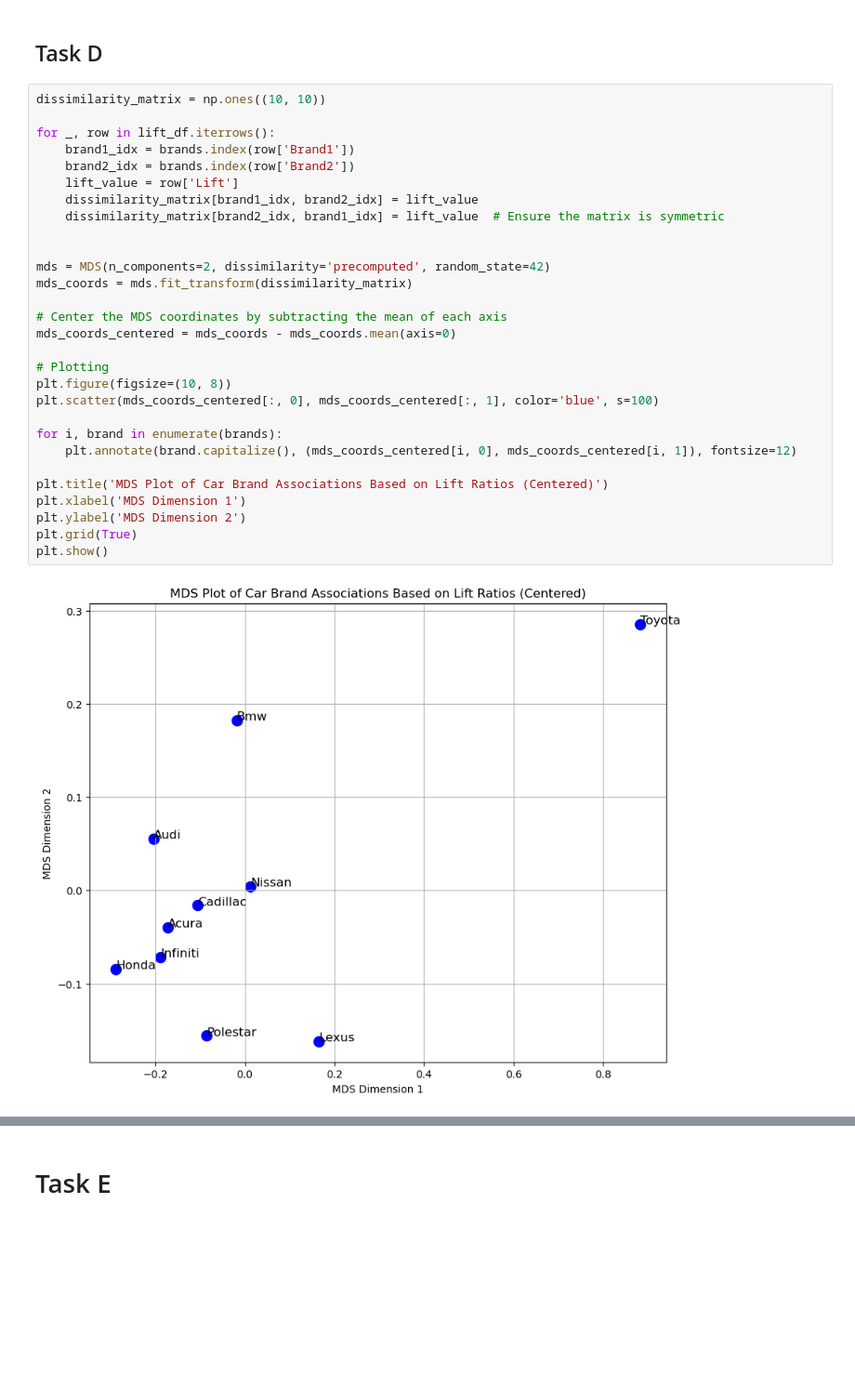
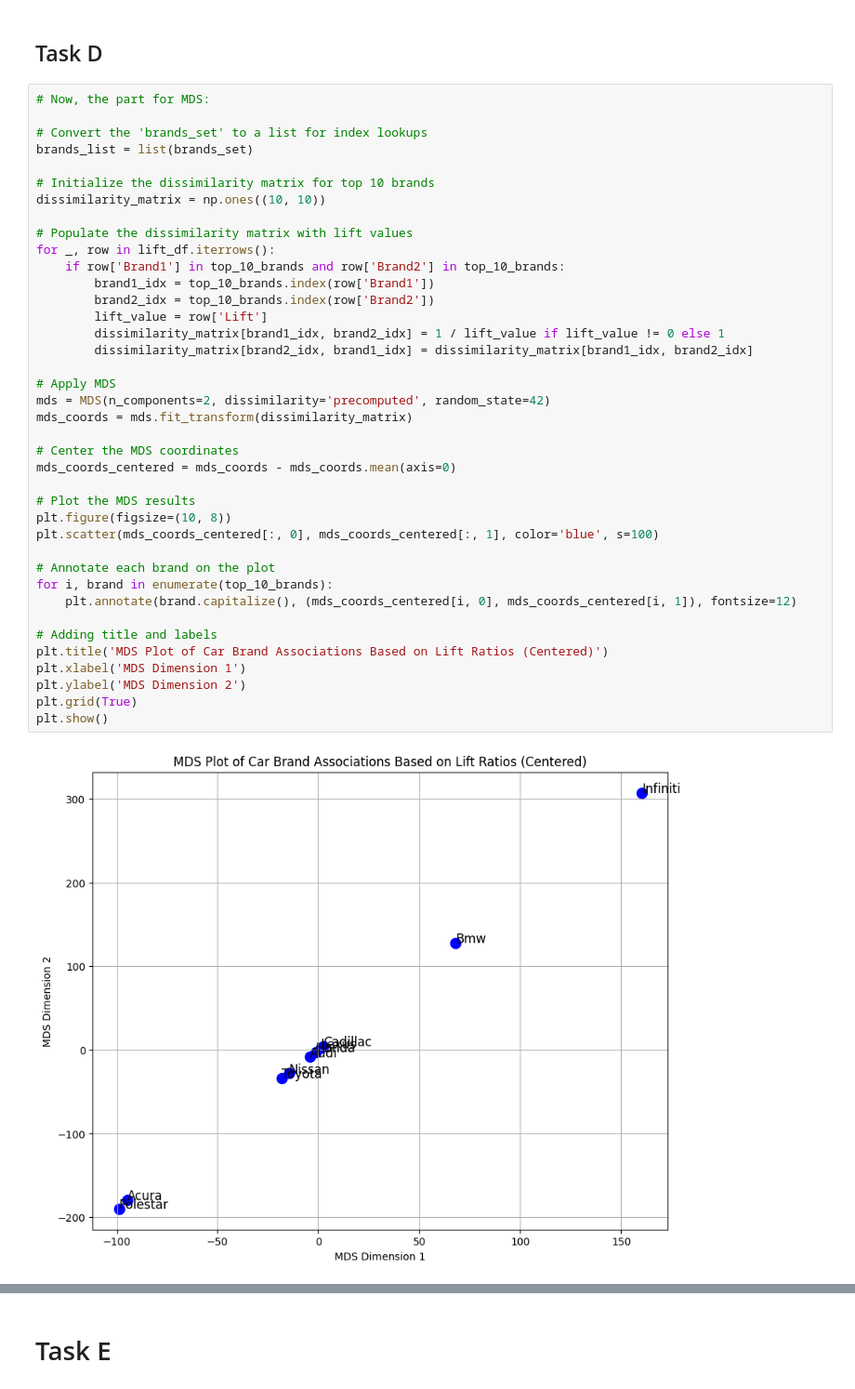
Before and after one commit to jncurrea/Edmunds_Scraper, a Jupyter notebook: HadleyEditsonGA1.ipynb, the cells around one changed output, grey strips where cells are left out. Shown at 93% size. Cells and saved outputs as stored; diff of their text form; blank space fills up the shorter version.

```diff
--- a/HadleyEditsonGA1.ipynb
+++ b/HadleyEditsonGA1.ipynb
@@ -336,33 +408,43 @@ lift_df.to_csv('brand_lift_ratios.csv', index=False)
 # %% [markdown]
 ## Task D
 # %%
+# Now, the part for MDS:
+
+# Convert the 'brands_set' to a list for index lookups
+brands_list = list(brands_set)
+
+# Initialize the dissimilarity matrix for top 10 brands
 dissimilarity_matrix = np.ones((10, 10))
 
+# Populate the dissimilarity matrix with lift values
 for _, row in lift_df.iterrows():
-    brand1_idx = brands.index(row['Brand1'])
-    brand2_idx = brands.index(row['Brand2'])
-    lift_value = row['Lift']
-    dissimilarity_matrix[brand1_idx, brand2_idx] = lift_value
-    dissimilarity_matrix[brand2_idx, brand1_idx] = lift_value  # Ensure the matrix is symmetric
+    if row['Brand1'] in top_10_brands and row['Brand2'] in top_10_brands:
+        brand1_idx = top_10_brands.index(row['Brand1'])
+        brand2_idx = top_10_brands.index(row['Brand2'])
+        lift_value = row['Lift']
+        dissimilarity_matrix[brand1_idx, brand2_idx] = 1 / lift_value if lift_value != 0 else 1
+        dissimilarity_matrix[brand2_idx, brand1_idx] = dissimilarity_matrix[brand1_idx, brand2_idx]
 
-
+# Apply MDS
 mds = MDS(n_components=2, dissimilarity='precomputed', random_state=42)
 mds_coords = mds.fit_transform(dissimilarity_matrix)
 
-# Center the MDS coordinates by subtracting the mean of each axis
+# Center the MDS coordinates
 mds_coords_centered = mds_coords - mds_coords.mean(axis=0)
 
-# Plotting
+# Plot the MDS results
 plt.figure(figsize=(10, 8))
 plt.scatter(mds_coords_centered[:, 0], mds_coords_centered[:, 1], color='blue', s=100)
 
-for i, brand in enumerate(brands):
+# Annotate each brand on the plot
+for i, brand in enumerate(top_10_brands):
     plt.annotate(brand.capitalize(), (mds_coords_centered[i, 0], mds_coords_centered[i, 1]), fontsize=12)
 
+# Adding title and labels
 plt.title('MDS Plot of Car Brand Associations Based on Lift Ratios (Centered)')
 plt.xlabel('MDS Dimension 1')
 plt.ylabel('MDS Dimension 2')
 plt.grid(True)
 plt.show()
 # %% [output]
-[figure, old version]
+[figure, new version]
```
Also changed, not shown: parts of 15 cells of this notebook, 1 other file.
